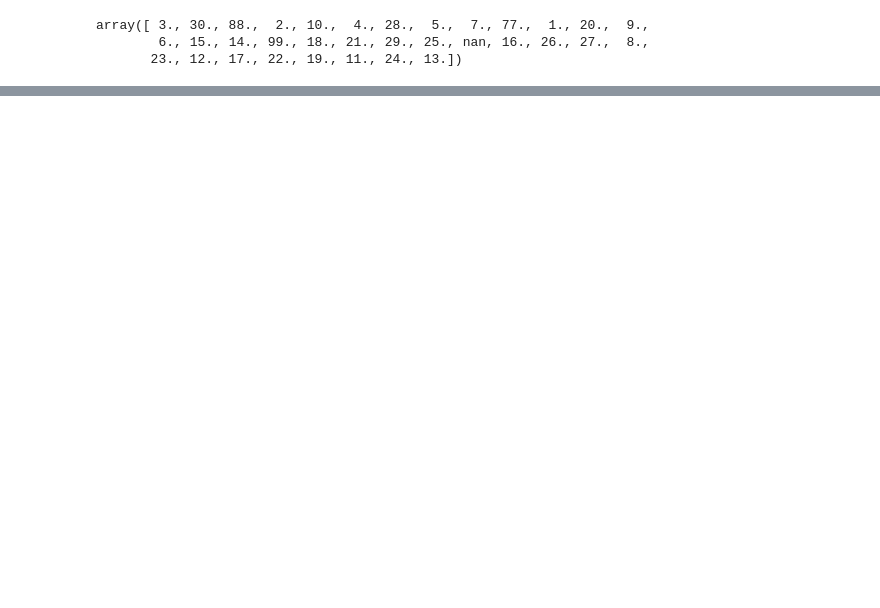
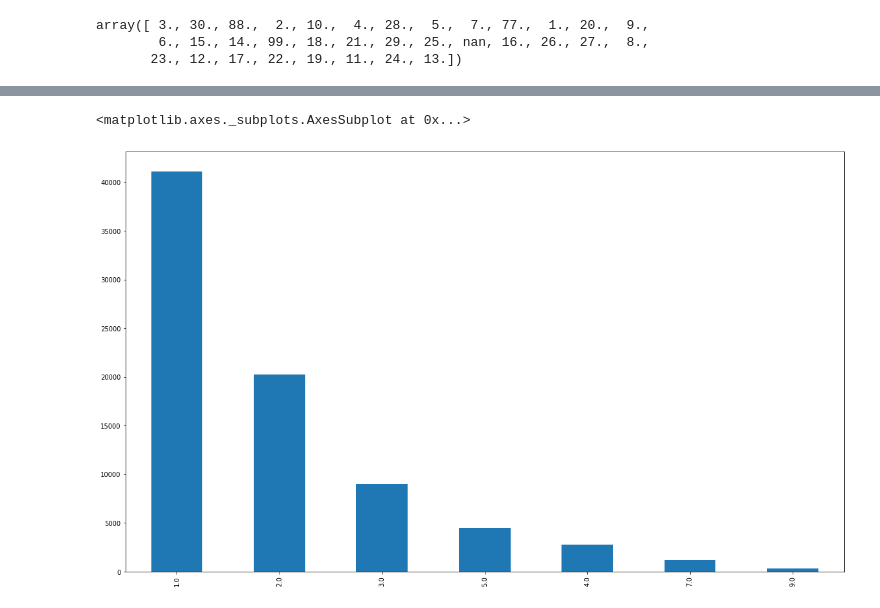
Before and after one commit to meagvo/BRFSS_Capstone2, a Jupyter notebook: BRFSS_capstone.ipynb, the cells around one changed output, grey strips where cells are left out. Drawn from its saved outputs; the diff is of its cells as text; code cells hidden in the pictures; blank space fills up the shorter version.

```diff
--- a/BRFSS_capstone.ipynb
+++ b/BRFSS_capstone.ipynb
@@ -432,0 +157,29 @@ Please also refer to the documentation for alternative solver options:
+# %%
+#88 represents 'None', so replace with 0 for all applicable columns
+import numpy as np
+mental_health.describe()
+mental_health.ADPLEASR.unique()
+cols=list(mental_health.columns)
+cols
+mental_health['PAINACT2'].replace(to_replace=88., value=0, inplace=True)
+mental_health['QLMENTL2'].replace(to_replace=88., value=0, inplace=True)
+mental_health['QLSTRES2'].replace(to_replace=88., value=0, inplace=True)
+mental_health['QLHLTH2'].replace(to_replace=88., value=0, inplace=True)
+mental_health['SLEPTIME'].replace(to_replace=88., value=0, inplace=True)
+mental_health['ADPLEASR'].replace(to_replace=88., value=0, inplace=True)
+mental_health['ADDOWN'].replace(to_replace=88., value=0, inplace=True)
+mental_health['ADSLEEP'].replace(to_replace=88., value=0, inplace=True)
+mental_health['ADENERGY'].replace(to_replace=88., value=0, inplace=True)
+mental_health['ADEAT1'].replace(to_replace=88., value=0, inplace=True)
+mental_health['ADFAIL'].replace(to_replace=88., value=0, inplace=True)
+mental_health['ADTHINK'].replace(to_replace=88., value=0, inplace=True)
+mental_health['ADMOVE'].replace(to_replace=88., value=0, inplace=True)
+mental_health['ADANXEV'].replace(to_replace=88., value=0, inplace=True)
+mental_health['ADFAIL'].replace(to_replace=88., value=0, inplace=True)
+mental_health['ADTHINK'].replace(to_replace=88., value=0, inplace=True)
+mental_health['ADMOVE'].replace(to_replace=88., value=0, inplace=True)
+mental_health['ADANXEV'].replace(to_replace=88., value=0, inplace=True)
+mental_health['ADDEPEV'].replace(to_replace=88., value=0, inplace=True)
+
+mental_health.EMTSUPRT.unique()
+mental_health.LSATISFY.unique()
@@ -432,0 +199,13 @@ Please also refer to the documentation for alternative solver options:
+# %%
+#display number of missing values
+nas=pd.DataFrame(mental_health.isnull().sum().sort_values(ascending=False),columns = ['Missing'])
+pos = nas['Missing'] > 0
+nas[pos]
+mental_health2=mental_health[['EMTSUPRT', 'LSATISFY', 'ADPLEASR', 'ADDOWN', 'ADSLEEP', 'ADENERGY', 'ADEAT1',
+       'ADFAIL', 'ADTHINK', 'ADMOVE', 'ADANXEV', 'ADDEPEV']]
+mental_health2.dropna(inplace=True)
+mental_health2
+
+nas=pd.DataFrame(mental_health2.isnull().sum().sort_values(ascending=False),columns = ['Missing'])
+pos = nas['Missing'] > 0
+nas[pos]
@@ -432,0 +231,6 @@ Please also refer to the documentation for alternative solver options:
+# %%
+#work with categorical EDA Bar Charts
+mental_health2['EMTSUPRT'].value_counts().plot(kind='bar')
+# %% [output]
+<matplotlib.axes._subplots.AxesSubplot at 0x...>
+[figure, added]
```
Also changed, not shown: parts of 100 cells of this notebook.
